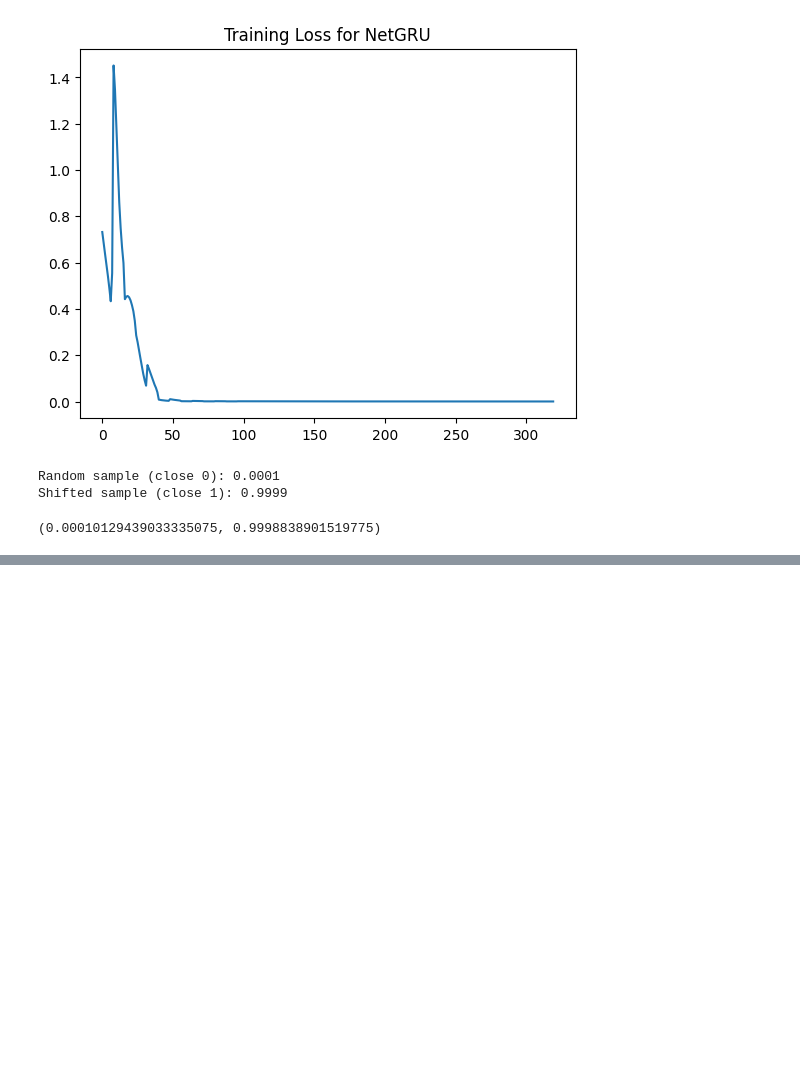
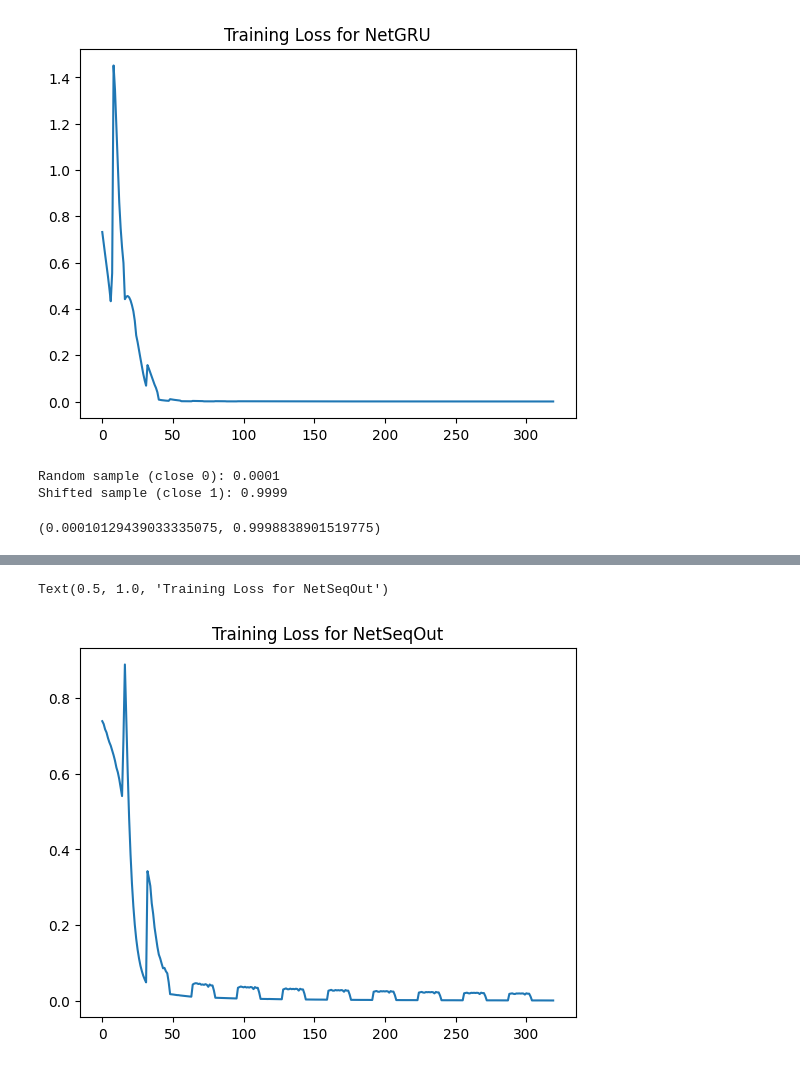
Before and after one commit to fubotz/BMT_2025S, a Jupyter notebook: week5_files/toy_lstm_pytorch_binaryclassifier_BMT2025S_SCHAMBECK_Fabian.ipynb, the cells around one changed output, grey strips where cells are left out. Drawn from its saved outputs; the diff is of its cells as text; code cells hidden in the pictures; blank space fills up the shorter version.

```diff
--- a/week5_files/toy_lstm_pytorch_binaryclassifier_BMT2025S_SCHAMBECK_Fabian.ipynb
+++ b/week5_files/toy_lstm_pytorch_binaryclassifier_BMT2025S_SCHAMBECK_Fabian.ipynb
@@ -545,0 +579,63 @@ Shifted sample (close 1): 0.9999
+# %%
+# === Model 7: NetSeqOut (predict sequence of labels instead of a single label) ===
+class NetSeqOut(nn.Module):
+    def __init__(self, feat_size=50, hidden_size=100, num_labels=1, dropout=0.2, bidirectional=False):
+        super().__init__()
+        self.lstm = nn.LSTM(feat_size, hidden_size, batch_first=True,
+                            bidirectional=bidirectional)
+        encoding_size = hidden_size * 2 if bidirectional else hidden_size
+        self.fc = nn.Linear(encoding_size, num_labels)
+        self.out_act = nn.Sigmoid()
+
+    def forward(self, x):
+        #[B, T, F]
+        outputs, _ = self.lstm(x)       #outputs: [B, T, H]
+        logits_seq = self.fc(outputs)       #[B, T, 1]
+        return logits_seq
+# %%
+# === Train NetSeqOut ===
+model = NetSeqOut()
+model = model.to(device)
+
+opt = torch.optim.Adam(model.parameters(), lr=1e-3)
+criterion = nn.BCEWithLogitsLoss(reduction='none')      #per-time-step loss
+
+num_epochs = 20
+batch_size = 64
+e_losses = []
+
+#move data to device
+X = X.to(device)
+Y_seq = Y_seq.to(device)
+mask = mask.to(device)
+
+for e in range(num_epochs):
+    model.train()
+    loss_batch = []
+
+    for beg_i in range(0, X.size(0), batch_size):
+        x_batch = X[beg_i:beg_i + batch_size, :]
+        y_batch = Y_seq[beg_i:beg_i + batch_size, :]
+        mask_batch = mask[beg_i:beg_i + batch_size, :]
+
+        opt.zero_grad()
+        logits_seq = model(x_batch)     #[B, T, 1]
+
+        # compute per-time-step loss
+        loss_seq = criterion(logits_seq, y_batch)       #[B, T, 1]
+        loss_seq = loss_seq * mask_batch                #apply mask
+        loss_seq = loss_seq.sum(1) / mask_batch.sum(1)  #average per sequence
+        loss = loss_seq.mean(0)                         #mean over batch
+
+        loss.backward()
+        opt.step()
+        loss_batch.append(loss.item())
+
+    e_losses += loss_batch
+
+#plot loss over epochs (tracks batch-level losses; NOT epoch-averaged)
+plt.plot(e_losses)
+plt.title('Training Loss for NetSeqOut')
+# %% [output]
+Text(0.5, 1.0, 'Training Loss for NetSeqOut')
+[figure, added]
```
Also changed, not shown: parts of 13 cells of this notebook.
